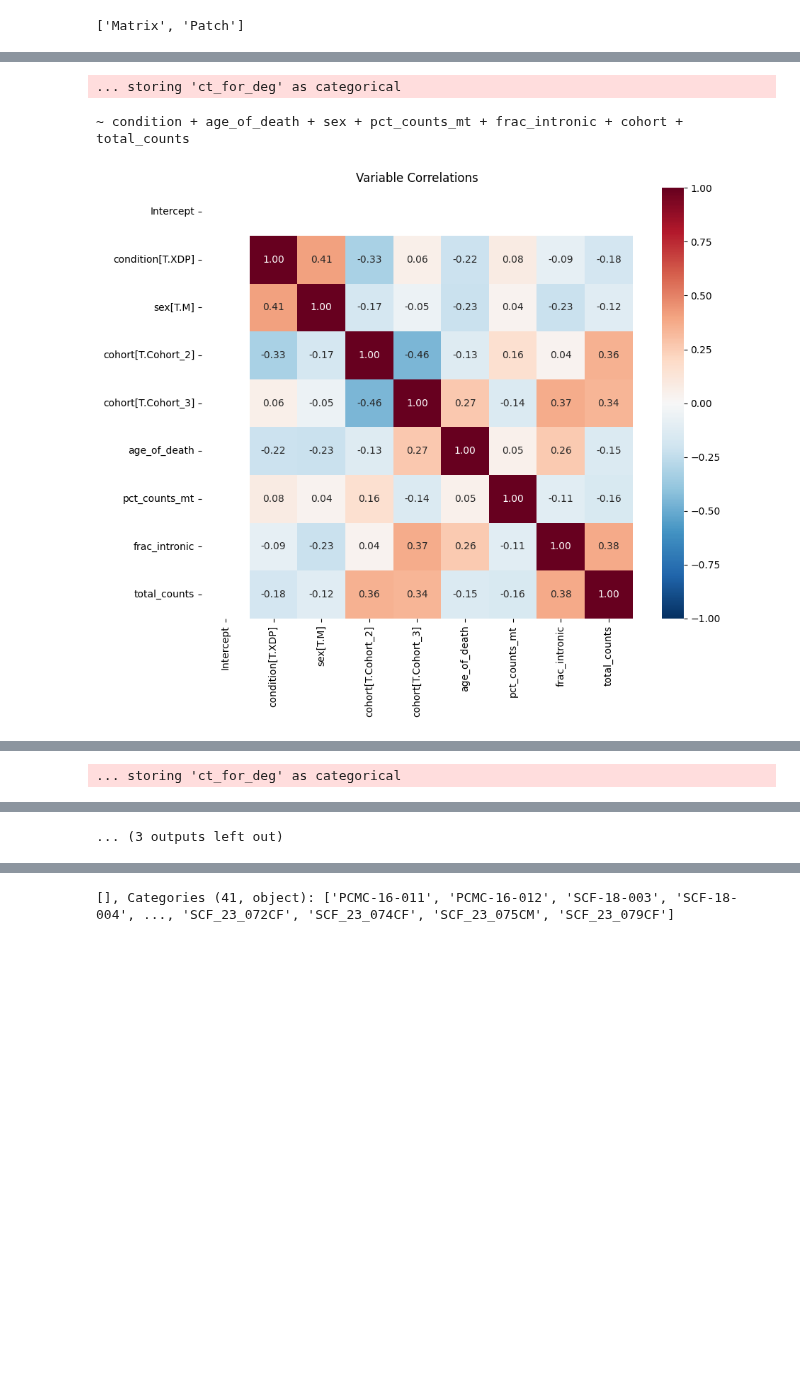
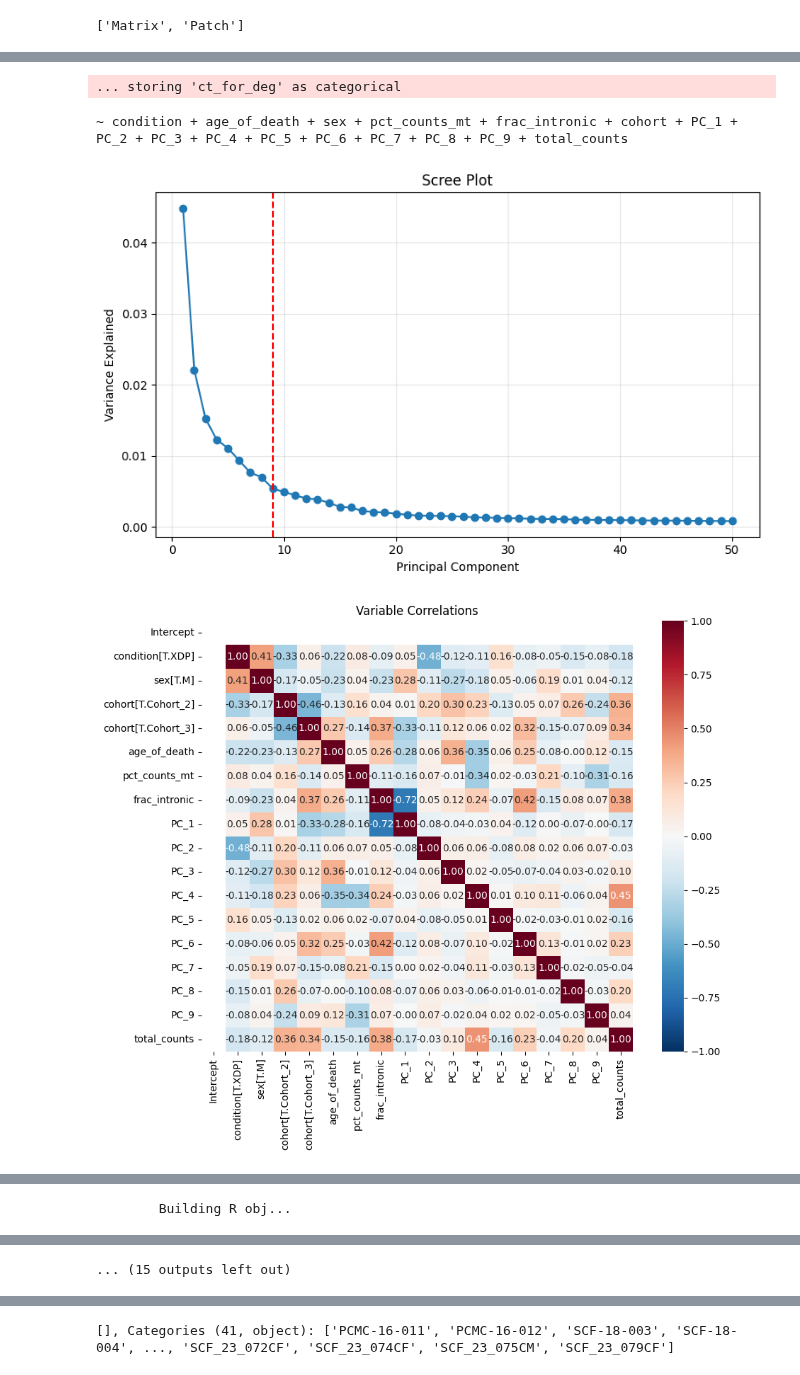
Before and after one commit to 8gabri8/XDP, a Jupyter notebook: script/NucSeq/DEG/NucSeq_DEG_factors.ipynb, the cells around one changed output, grey strips where cells are left out. Saved outputs shown, nothing was run; the diff lists cells and outputs as text; code cells hidden in the pictures; blank space fills up the shorter version.

```diff
--- a/script/NucSeq/DEG/NucSeq_DEG_factors.ipynb
+++ b/script/NucSeq/DEG/NucSeq_DEG_factors.ipynb
@@ -27,7 +27,7 @@ from sklearn.preprocessing import StandardScaler
 PARALLEL_NEBULA_SCRIPT_PATH = os.getenv("PARALLEL_NEBULA_SCRIPT")
 
 TISSUE = "Striatum" # Striatum, DFC,SN
-TYPE_DEG = "baseline_nebula" #PCA_nebula, baseline_nebula, cNMF_nebula, gradient_score_nebula
+TYPE_DEG = "PCA_nebula" #PCA_nebula, baseline_nebula, cNMF_nebula, gradient_score_nebula
 
 
 
@@ -70,6 +70,6 @@ DEG_FOLDER
 # %%
 ct_forcNMF = {
-    "Striatum": ["Matrix_D1", "Matrix_D2", "Patch_D1", "Patch_D2", "eMSN_D1D2", "eMSN_StrioMat", "eMSN_NUDAP","Oligodendrocyte", "Astrocyte", "Microglia"],
+    "Striatum": ["Matrix", "Patch", "Matrix_D1", "Matrix_D2", "Patch_D1", "Patch_D2", "eMSN_D1D2", "eMSN_StrioMat", "eMSN_NUDAP","Oligodendrocyte", "Astrocyte", "Microglia"],
     "DFC": ["Oligodendrocyte", "Astrocyte", "Microglia"],
     "SN": ["Oligodendrocyte", "Astrocyte", "Microglia"],
 }
@@ -341,7 +366,7 @@ sorted(adata.obs[CT_FOR_DEG_VARIABLE].unique().tolist())[:]
 # %%
 for ct in sorted(adata.obs[CT_FOR_DEG_VARIABLE].unique().tolist())[:]:
 
-    #ct="Microglia"
+    #ct="Matrix_D1"
     if ct.startswith("-"):
         continue
 
@@ -383,6 +408,11 @@ for ct in sorted(adata.obs[CT_FOR_DEG_VARIABLE].unique().tolist())[:]:
     else:
         CNMF_SPECTRA_PATH = None
 
+    # Delete stale nebula chunks so chunk-sobj-by-genes.R doesn't reuse files
+    # from a previous failed run (which had different covariate columns)
+    _nebula_dir = f"{os.path.splitext(ADATA_PATH_QS)[0]}__nebula_ln"
+    if os.path.exists(_nebula_dir):
+        shutil.rmtree(_nebula_dir)
 
     # Run enire pipeline for this ct
     nebula_utils.run_nebula_with_factors(
@@ -416,6 +458,7 @@ Running Factor calculation on Diseased...
 Saving h5ad file...
 adata intact: 22782 cells, 20794 genes
 ATTENTION: Dropping 0 cells with NaN covariates: []
 ... storing 'ct_for_deg' as categorical
-~ condition + age_of_death + sex + pct_counts_mt + frac_intronic + cohort + total_counts
+~ condition + age_of_death + sex + pct_counts_mt + frac_intronic + cohort + PC_1 + PC_2 + PC_3 + PC_4 + PC_5 + PC_6 + PC_7 + PC_8 + PC_9 + total_counts
-[figure, old version]
+[figure, new version]
+[figure, new version]
@@ -464 +514 @@ ATTENTION: Dropping 0 cells with NaN covariates: []
-... storing 'ct_for_deg' as categorical
+        Building R obj...
@@ -467 +522 @@ ATTENTION: Dropping 0 cells with NaN covariates: []
-... (3 outputs left out)
+... (15 outputs left out)
```
Also changed, not shown: parts of 10 cells of this notebook, 23 other files.
